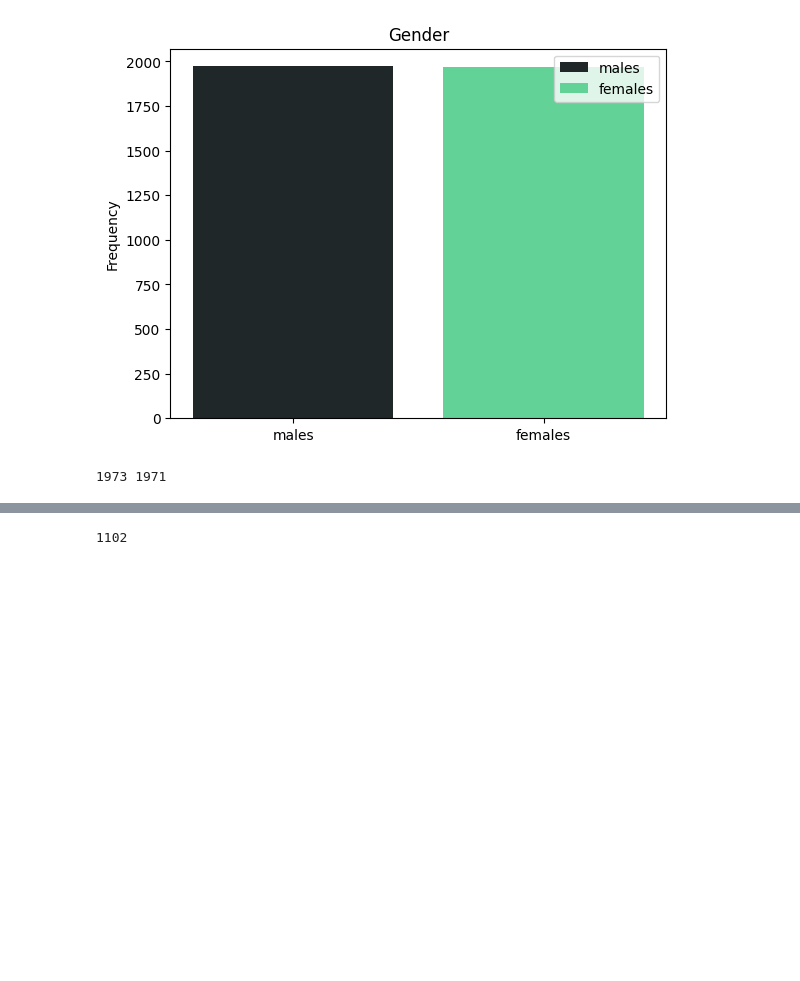
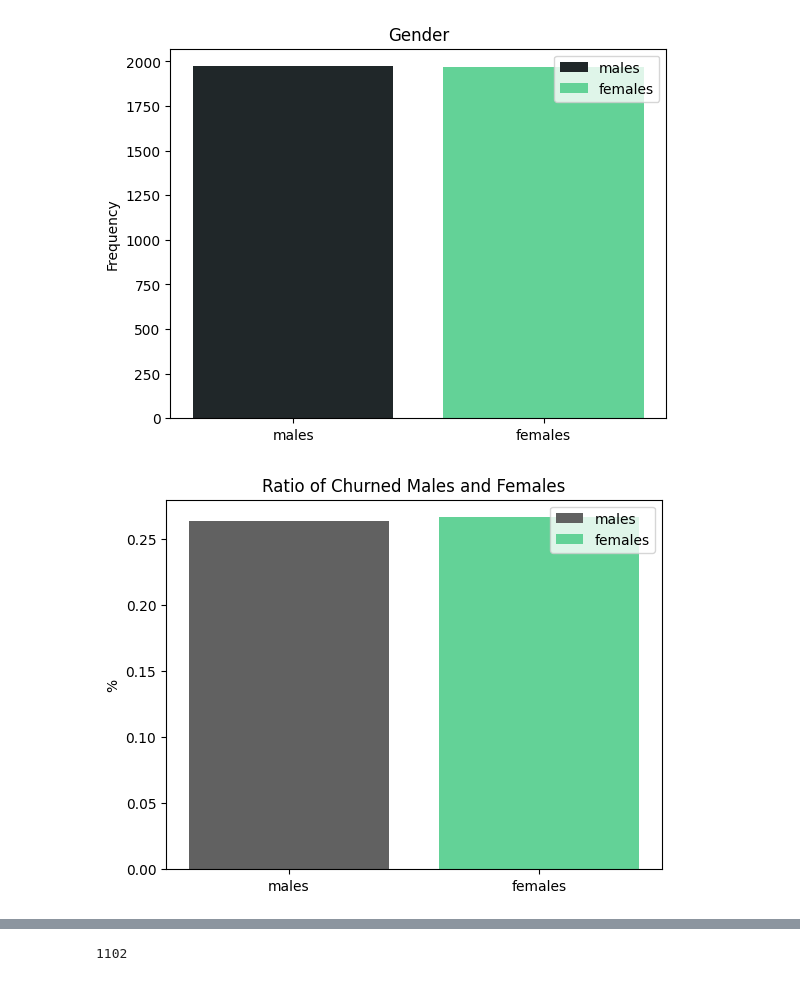
Before and after one commit to GeeK1224/cau_ml_project, a Jupyter notebook: cau_ml_project.ipynb, the cells around one changed output, grey strips where cells are left out. Drawn from its saved outputs; the diff is of its cells as text; code cells hidden in the pictures; blank space fills up the shorter version.

```diff
--- a/cau_ml_project.ipynb
+++ b/cau_ml_project.ipynb
@@ -11,6 +11,7 @@ import matplotlib.pyplot as plt
 # Colors
 hex_green = '#63D297'
 hex_black = '#202729'
+hex_gray = '#616161'
 # %% [markdown]
 ## Step 1: Data Analysis
 # %%
@@ -63,4 +64,9 @@ Classes:
 | Churn Value | 🟩 |  Contain useful data |
 | CLTV | 🟪 |  quetionable |
 | Churn Reason | 🟪 | Well, I don’t know, when canceling a subscription or deleting a program, companies often ask you to leave a feedback, maybe you can classify problems under general cases and push the values |
+# %%
+gender_labels = ['males', 'females']
+
+males = train_data[train_data["Gender"] == "Male"]['Gender']
+females = train_data[train_data["Gender"] == "Female"]['Gender']
 # %%
@@ -76,10 +77,21 @@ plt.legend()
 plt.show()
 # %% [output]
 [figure]
-# %%
-print(males_count, females_count)
-# %% [output]
-1973 1971
+# %%
+churn_gender = train_data[train_data['Churn Value'] == 1]['Gender']
+churn_male = churn_gender[churn_gender == 'Male']
+churn_female = churn_gender[churn_gender == 'Female']
+
+ratio_males = churn_male.count() / males.count()
+ratio_females = churn_female.count() / females.count()
+# %%
+plt.bar(gender_labels, [ratio_males, ratio_females], label=gender_labels, color=[hex_gray, hex_green])
+plt.title('Ratio of Churned Males and Females')
+plt.ylabel('%')
+plt.legend()
+plt.show()
+# %% [output]
+[figure, added]
 # %%
 train_data.describe()
 # %% [output]
```
Also changed, not shown: parts of 9 cells of this notebook.
